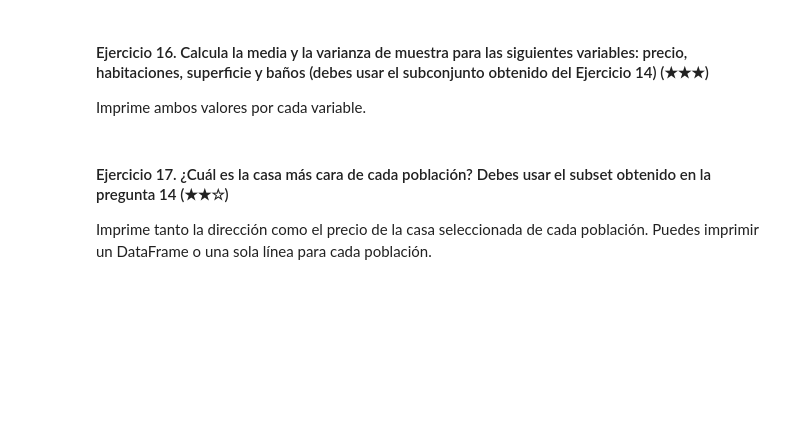
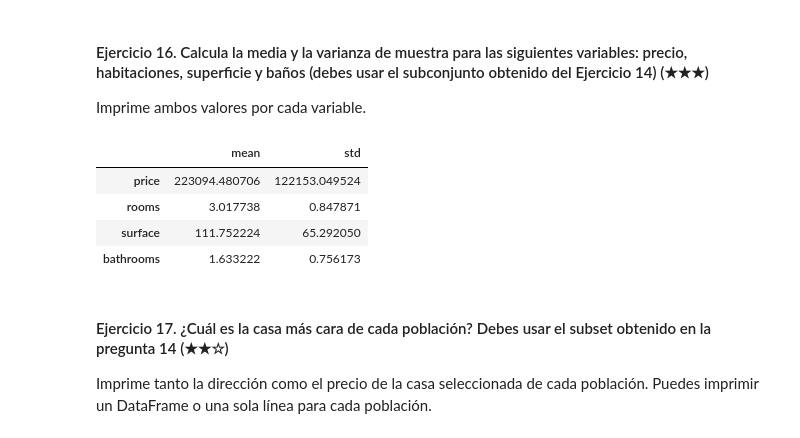
Before and after one commit to mvlarra/realestate-datacleanup-exercise, a Jupyter notebook: Prework_project.es_VL.ipynb, the cells around one changed output. Saved outputs shown, nothing was run; the diff lists cells and outputs as text; code cells hidden in the pictures; blank space fills up the shorter version.

```diff
--- a/Prework_project.es_VL.ipynb
+++ b/Prework_project.es_VL.ipynb
@@ -810,7 +959,36 @@ Imprima un gráfico de barras de la mediana de precios y escriba en la celda Mar
 
 Imprime ambos valores por cada variable.
 # %%
-# TODO
+# Calcular la media y la varianza de muestra para las columnas: 'price', 'rooms', 'surface', 'bathrooms'
+result = df_cs[['price','rooms','surface','bathrooms']].describe().T  # .describe() genera estadísticas descriptivas de las columnas seleccionadas
+result.iloc[:,1:3]  # Seleccionamos las columnas que contienen la media (mean) y la varianza (std) de las variables
+
+# ▶ Explicación por Pasos de Ejecución en el flujo del código ◀:
+
+#   ◯ df_cs[['price','rooms','surface','bathrooms']]
+#       → Seleccionamos las columnas relevantes: `price`, `rooms`, `surface` y `bathrooms` del DataFrame `df_cs`.
+#       → Esto filtra las columnas que queremos analizar, que son las variables que nos interesan para el cálculo de la media y varianza.
+
+#   ◯ .describe()
+#       → La función `.describe()` genera un resumen estadístico de las columnas seleccionadas.
+#       → Incluye medidas como la media, desviación estándar, valores mínimos, cuartiles, y máximo para cada columna.
+
+#   ◯ .T
+#       → `.T` transpuesta el DataFrame resultante para tener las estadísticas descriptivas en filas en lugar de columnas.
+#       → Esto facilita la visualización de las estadísticas de cada columna de forma vertical.
+
+#   ◯ result.iloc[:,1:3]
+#       → `iloc[:,1:3]` selecciona las columnas que contienen la media (`mean`) y la desviación estándar (`std`).
+#       → La desviación estándar (`std`) se usa comúnmente como una aproximación de la varianza (ya que es la raíz cuadrada de la varianza).
+#       → Esto devuelve las estadísticas específicas de interés: media y varianza de muestra para cada variable.
+
+# Imprime los valores de la media y la varianza para cada variable
+# %% [output]
+|  | mean | std |
+| price | 223094.480706 | 122153.049524 |
+| rooms | 3.017738 | 0.847871 |
+| surface | 111.752224 | 65.292050 |
+| bathrooms | 1.633222 | 0.756173 |
 # %% [markdown]
 #### Ejercicio 17. ¿Cuál es la casa más cara de cada población? Debes usar el subset obtenido en la pregunta 14 (★★☆)
 
```
Also changed, not shown: parts of 6 cells of this notebook.
